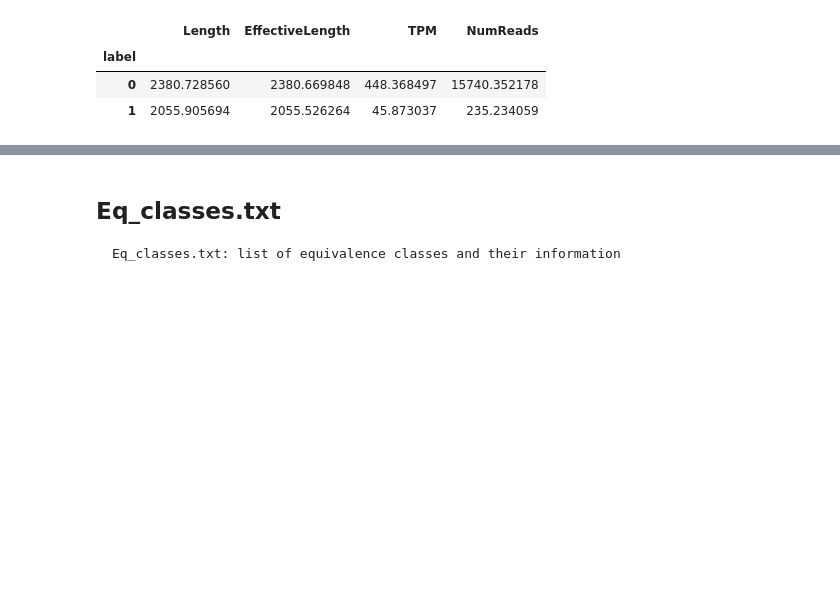
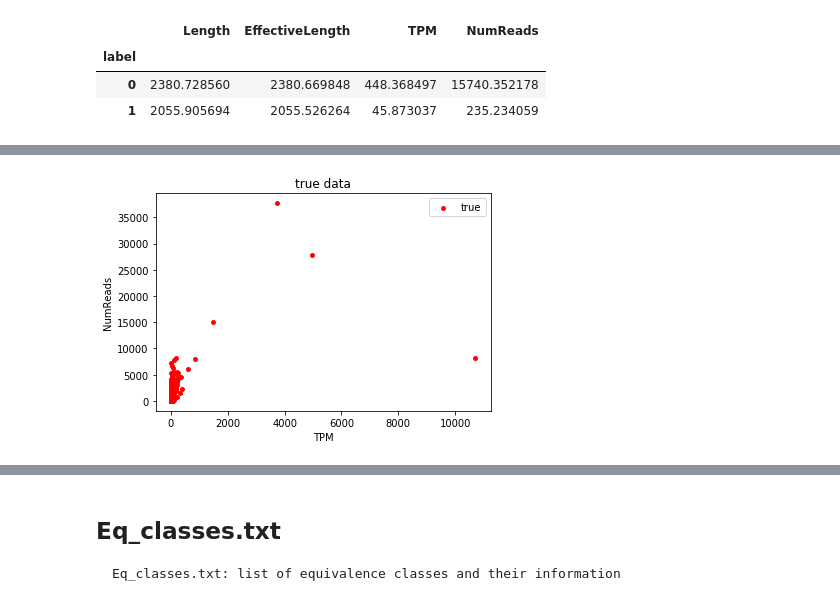
Before and after one commit to weiuniverse/Uncertainty_quantification, a Jupyter notebook: source/Uncertainty_v2.ipynb, the cells around one changed output, grey strips where cells are left out. Saved outputs shown, nothing was run; the diff lists cells and outputs as text; code cells hidden in the pictures; blank space fills up the shorter version.

```diff
--- a/source/Uncertainty_v2.ipynb
+++ b/source/Uncertainty_v2.ipynb
@@ -258,0 +298,10 @@ data.groupby([data.label]).std()
+# %%
+true_data = plt.figure(3)
+plt.scatter(TPM_true,NumReads_true,color='red',label='true',s=15,alpha=1)
+plt.legend() # 展示图例
+plt.xlabel('TPM') # 给 x 轴添加标签
+plt.ylabel('NumReads') # 给 y 轴添加标签
+plt.title('true data')
+plt.show()
+# %% [output]
+[figure, added]
```
Also changed, not shown: parts of 39 cells of this notebook.
